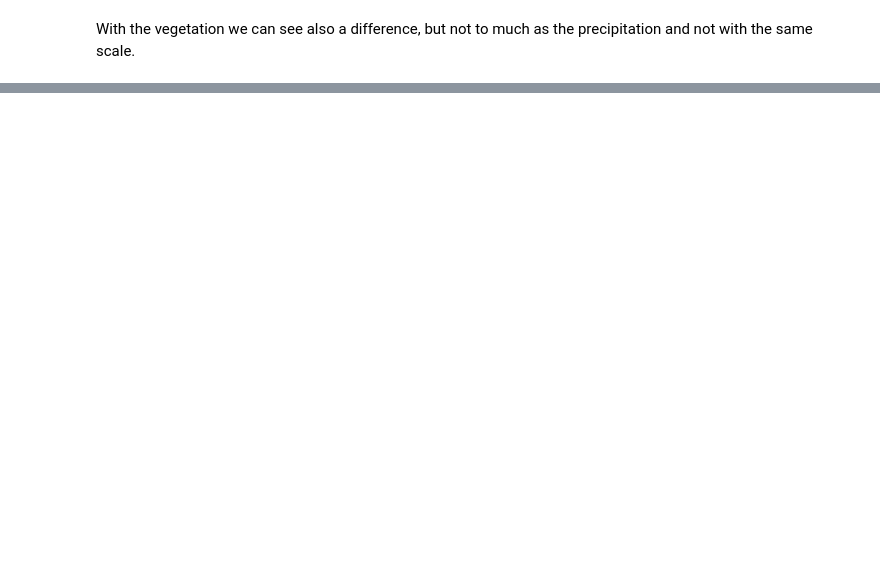
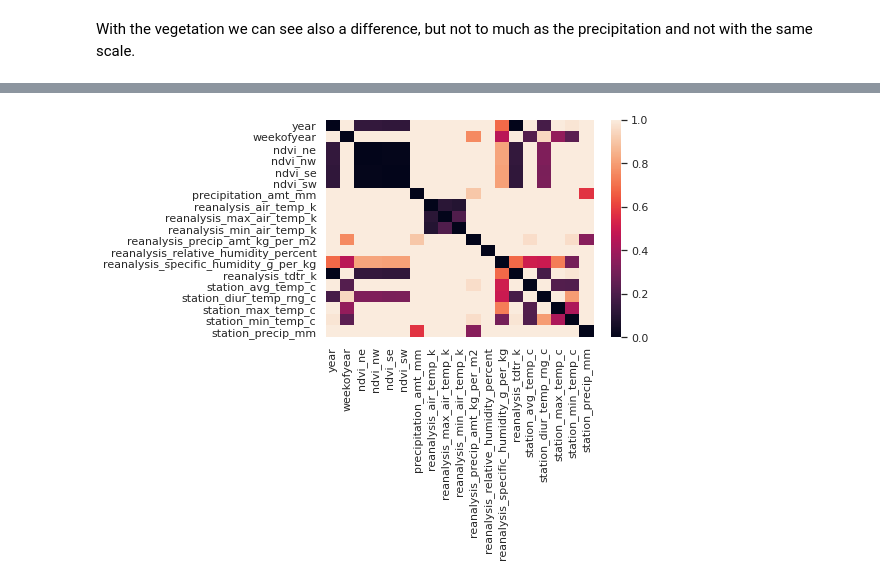
Before and after one commit to raulbs7/Machine-Learning-Techniques-Project, a Jupyter notebook: Milestone1.ipynb, the cells around one changed output, grey strips where cells are left out. Cells and saved outputs as stored; diff of their text form; code cells hidden in the pictures; blank space fills up the shorter version.

```diff
--- a/Milestone1.ipynb
+++ b/Milestone1.ipynb
@@ -759,0 +767,6 @@ With the vegetation we can see also a difference, but not to much as the precipi
+# %%
+filter_data = filter_data.drop(['dbscan_group', 'kmeans_group', 'kmeans_plus_group', 'hier_group'], axis=1)
+# %%
+filter_data_feat = np.transpose(filter_data)
+names = filter_data_feat.index.values
+filter_data_feat.head()
@@ -759,0 +784,18 @@ With the vegetation we can see also a difference, but not to much as the precipi
+# %%
+R = np.corrcoef(filter_data_feat)
+
+# Generate a mask for the upper triangle
+sns.set(style="white")
+mask = np.zeros_like(R, dtype=np.bool)
+mask[np.triu_indices_from(mask)] = True
+
+# Set up the matplotlib figure
+f, ax = plt.subplots(figsize=(11, 9))
+
+# Generate a custom diverging colormap
+cmap = sns.diverging_palette(200, 10, as_cmap=True)
+
+# Draw the heatmap with the mask and correct aspect ratio
+sns.heatmap(R, mask=mask, cmap=cmap, vmax=.8,
+            square=True, xticklabels=names, yticklabels=names,
+            linewidths=.5, cbar_kws={"shrink": .5}, ax=ax)
@@ -759,0 +809,8 @@ With the vegetation we can see also a difference, but not to much as the precipi
+# %%
+#Normalization of the data
+norm_features = scaler.fit_transform(filter_data_feat)
+
+#Principal Component Analysis
+estimator = PCA (n_components = 2)
+feat_pca = estimator.fit_transform(norm_features)
+print("Variance Ratio: ", estimator.explained_variance_ratio_)
@@ -759,0 +842,9 @@ With the vegetation we can see also a difference, but not to much as the precipi
+# %%
+#Computation of the similarity matrix
+dist = sklearn.neighbors.DistanceMetric.get_metric('euclidean')
+matdist_feat = dist.pairwise(feat_pca)
+
+#Visualization
+ax = sns.heatmap(matdist_feat ,vmin=0, vmax=1, yticklabels = names, xticklabels = names)
+# %% [output]
+[figure, added]
```
Also changed, not shown: parts of 35 cells of this notebook.
